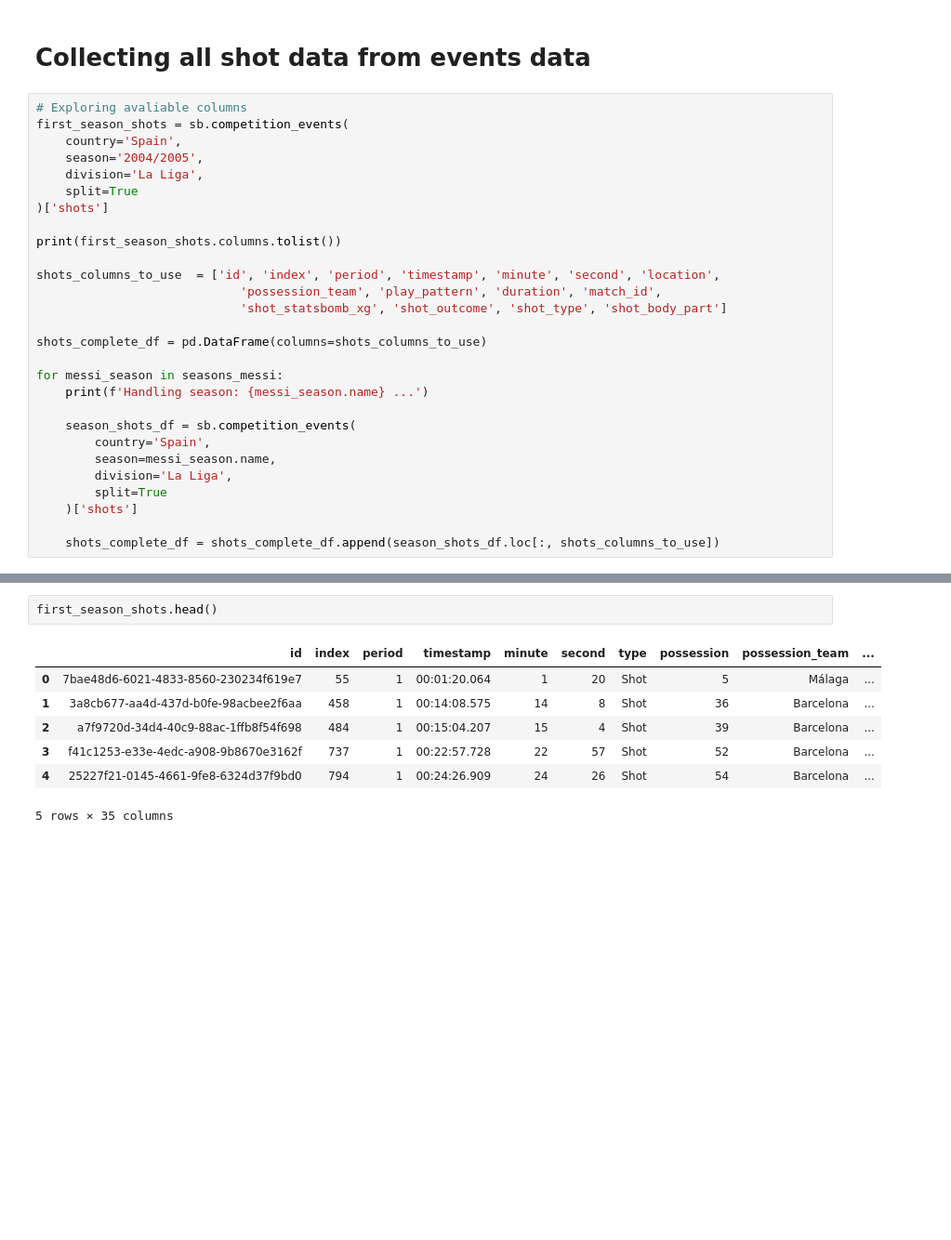
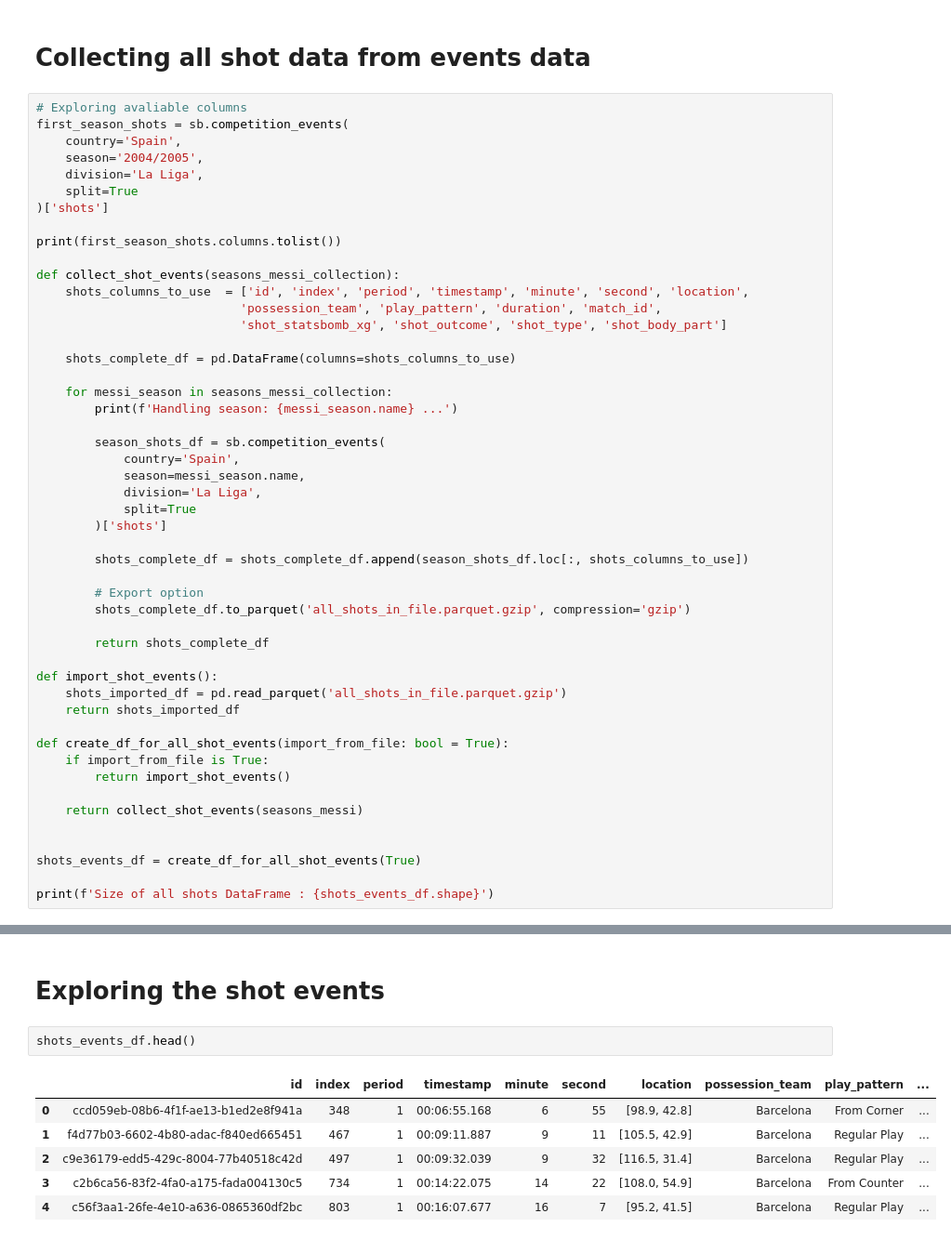
Before and after one commit to MichailPerdikopoulos/Barcelona-Shots---Football-Analytics, a Jupyter notebook: data_collection_messi.ipynb, the cells around one changed output, grey strips where cells are left out. Shown: that part at 93% size. Cells and saved outputs as stored; diff of their text form; blank space fills up the shorter version.

Commit message:
initial analysis of season goals and xgs

```diff
--- a/data_collection_messi.ipynb
+++ b/data_collection_messi.ipynb
@@ -192,22 +197,43 @@ first_season_shots = sb.competition_events(
 
 print(first_season_shots.columns.tolist())
 
-shots_columns_to_use  = ['id', 'index', 'period', 'timestamp', 'minute', 'second', 'location',
+def collect_shot_events(seasons_messi_collection):
+    shots_columns_to_use  = ['id', 'index', 'period', 'timestamp', 'minute', 'second', 'location',
                             'possession_team', 'play_pattern', 'duration', 'match_id',
                             'shot_statsbomb_xg', 'shot_outcome', 'shot_type', 'shot_body_part']
 
-shots_complete_df = pd.DataFrame(columns=shots_columns_to_use)
+    shots_complete_df = pd.DataFrame(columns=shots_columns_to_use)
 
-for messi_season in seasons_messi:
-    print(f'Handling season: {messi_season.name} ...')
+    for messi_season in seasons_messi_collection:
+        print(f'Handling season: {messi_season.name} ...')
 
-    season_shots_df = sb.competition_events(
-        country='Spain',
-        season=messi_season.name,
-        division='La Liga',
-        split=True
-    )['shots']
+        season_shots_df = sb.competition_events(
+            country='Spain',
+            season=messi_season.name,
+            division='La Liga',
+            split=True
+        )['shots']
 
-    shots_complete_df = shots_complete_df.append(season_shots_df.loc[:, shots_columns_to_use])
+        shots_complete_df = shots_complete_df.append(season_shots_df.loc[:, shots_columns_to_use])
+
+        # Export option
+        shots_complete_df.to_parquet('all_shots_in_file.parquet.gzip', compression='gzip')
+
+        return shots_complete_df
+
+def import_shot_events():
+    shots_imported_df = pd.read_parquet('all_shots_in_file.parquet.gzip')
+    return shots_imported_df
+
+def create_df_for_all_shot_events(import_from_file: bool = True):
+    if import_from_file is True:
+        return import_shot_events()
+
+    return collect_shot_events(seasons_messi)
+
+
+shots_events_df = create_df_for_all_shot_events(True)
+
+print(f'Size of all shots DataFrame : {shots_events_df.shape}')
 # %% [output]
 ['id', 'index', 'period', 'timestamp', 'minute', 'second', 'type', 'possession', 'possession_team', 'play_pattern', 'team', 'player', 'position', 'location', 'duration', 'related_events', 'match_id',  ...
@@ -254,10 +241,11 @@ pd.read_parquet('all_shots_in_file.parquet.gzip')
+# %% [markdown]
+# Exploring the shot events
 # %%
-first_season_shots.head()
+shots_events_df.head()
 # %% [output]
-|  | id | index | period | timestamp | minute | second | type | possession | possession_team | ... |
-| 0 | 7bae48d6-6021-4833-8560-230234f619e7 | 55 | 1 | 00:01:20.064 | 1 | 20 | Shot | 5 | Málaga | ... |
-| 1 | 3a8cb677-aa4d-437d-b0fe-98acbee2f6aa | 458 | 1 | 00:14:08.575 | 14 | 8 | Shot | 36 | Barcelona | ... |
-| 2 | a7f9720d-34d4-40c9-88ac-1ffb8f54f698 | 484 | 1 | 00:15:04.207 | 15 | 4 | Shot | 39 | Barcelona | ... |
-| 3 | f41c1253-e33e-4edc-a908-9b8670e3162f | 737 | 1 | 00:22:57.728 | 22 | 57 | Shot | 52 | Barcelona | ... |
-| 4 | 25227f21-0145-4661-9fe8-6324d37f9bd0 | 794 | 1 | 00:24:26.909 | 24 | 26 | Shot | 54 | Barcelona | ... |
+|  | id | index | period | timestamp | minute | second | location | possession_team | play_pattern | ... |
+| 0 | ccd059eb-08b6-4f1f-ae13-b1ed2e8f941a | 348 | 1 | 00:06:55.168 | 6 | 55 | [98.9, 42.8] | Barcelona | From Corner | ... |
+| 1 | f4d77b03-6602-4b80-adac-f840ed665451 | 467 | 1 | 00:09:11.887 | 9 | 11 | [105.5, 42.9] | Barcelona | Regular Play | ... |
+| 2 | c9e36179-edd5-429c-8004-77b40518c42d | 497 | 1 | 00:09:32.039 | 9 | 32 | [116.5, 31.4] | Barcelona | Regular Play | ... |
+| 3 | c2b6ca56-83f2-4fa0-a175-fada004130c5 | 734 | 1 | 00:14:22.075 | 14 | 22 | [108.0, 54.9] | Barcelona | From Counter | ... |
+| 4 | c56f3aa1-26fe-4e10-a636-0865360df2bc | 803 | 1 | 00:16:07.677 | 16 | 7 | [95.2, 41.5] | Barcelona | Regular Play | ... |
-5 rows × 35 columns
```
Also changed, not shown: parts of 28 cells of this notebook, 1 other file.
